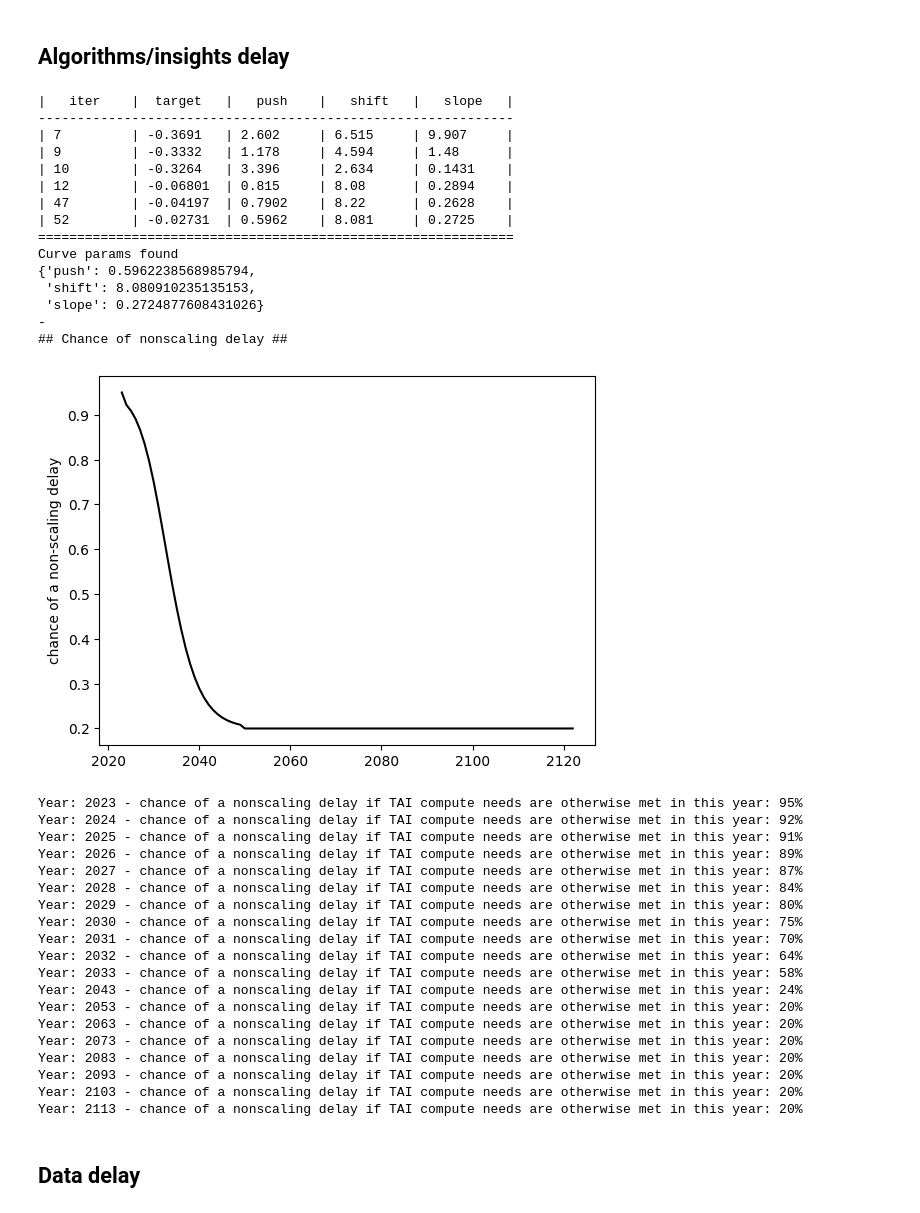
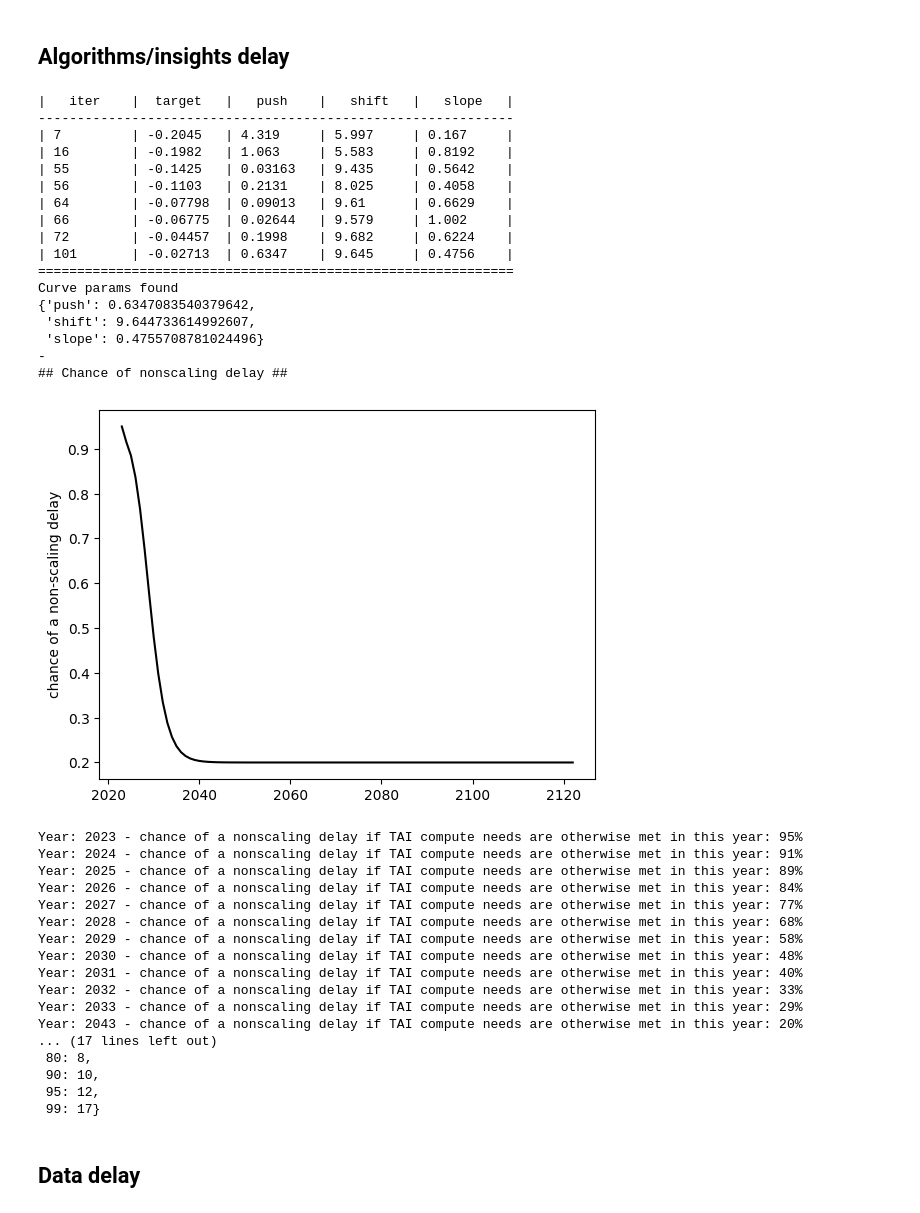
Before and after one commit to rethinkpriorities/future-assessment-model, a Jupyter notebook: (3B) Nonscaling Delay Curve.ipynb, the cells around one changed output. Drawn from its saved outputs; the diff is of its cells as text; code cells hidden in the pictures.

```diff
--- a/(3B) Nonscaling Delay Curve.ipynb
+++ b/(3B) Nonscaling Delay Curve.ipynb
@@ -18,49 +18,51 @@ Loaded
 ## Algorithms/insights delay
 # %%
 nonscaling_points = [(2023, 0.95),
-                     (2027, 0.9),
-                     (2030, 0.7),
-                     (2035, 0.5),
+                     (2027, 0.8),
+                     (2030, 0.5),
+                     (2035, 0.3),
                      (2050, 0.2)]
 p_nonscaling_delay = derive_nonscaling_delay_curve(nonscaling_points)
-delays['algorithms'] = {'prob': p_nonscaling_delay, 'length': sq.lognorm(3, 30)}
+delays['algorithms'] = {'prob': p_nonscaling_delay, 'length': sq.mixture([[0.9, sq.lognorm(3, 10)], [0.1, sq.lognorm(3, 30)]])}
 plot_nonscaling_delay(plt, years, p_nonscaling_delay)
+print('-')
+pprint(sq.get_percentiles(delays['algorithms']['length'] @ 1000, digits=0))
 # %% [output]
 |   iter    |  target   |   push    |   shift   |   slope   |
 -------------------------------------------------------------
-| 7         | -0.3691   | 2.602     | 6.515     | 9.907     |
-| 9         | -0.3332   | 1.178     | 4.594     | 1.48      |
-| 10        | -0.3264   | 3.396     | 2.634     | 0.1431    |
-| 12        | -0.06801  | 0.815     | 8.08      | 0.2894    |
-| 47        | -0.04197  | 0.7902    | 8.22      | 0.2628    |
-| 52        | -0.02731  | 0.5962    | 8.081     | 0.2725    |
+| 7         | -0.2045   | 4.319     | 5.997     | 0.167     |
+| 16        | -0.1982   | 1.063     | 5.583     | 0.8192    |
+| 55        | -0.1425   | 0.03163   | 9.435     | 0.5642    |
+| 56        | -0.1103   | 0.2131    | 8.025     | 0.4058    |
+| 64        | -0.07798  | 0.09013   | 9.61      | 0.6629    |
+| 66        | -0.06775  | 0.02644   | 9.579     | 1.002     |
+| 72        | -0.04457  | 0.1998    | 9.682     | 0.6224    |
+| 101       | -0.02713  | 0.6347    | 9.645     | 0.4756    |
 =============================================================
 Curve params found
-{'push': 0.5962238568985794,
- 'shift': 8.080910235135153,
- 'slope': 0.2724877608431026}
+{'push': 0.6347083540379642,
+ 'shift': 9.644733614992607,
+ 'slope': 0.4755708781024496}
 -
 ## Chance of nonscaling delay ##
-[figure, old version]
+[figure, new version]
 Year: 2023 - chance of a nonscaling delay if TAI compute needs are otherwise met in this year: 95%
-Year: 2024 - chance of a nonscaling delay if TAI compute needs are otherwise met in this year: 92%
-Year: 2025 - chance of a nonscaling delay if TAI compute needs are otherwise met in this year: 91%
-Year: 2026 - chance of a nonscaling delay if TAI compute needs are otherwise met in this year: 89%
-Year: 2027 - chance of a nonscaling delay if TAI compute needs are otherwise met in this year: 87%
-Year: 2028 - chance of a nonscaling delay if TAI compute needs are otherwise met in this year: 84%
-Year: 2029 - chance of a nonscaling delay if TAI compute needs are otherwise met in this year: 80%
-Year: 2030 - chance of a nonscaling delay if TAI compute needs are otherwise met in this year: 75%
-Year: 2031 - chance of a nonscaling delay if TAI compute needs are otherwise met in this year: 70%
-Year: 2032 - chance of a nonscaling delay if TAI compute needs are otherwise met in this year: 64%
-Year: 2033 - chance of a nonscaling delay if TAI compute needs are otherwise met in this year: 58%
-Year: 2043 - chance of a nonscaling delay if TAI compute needs are otherwise met in this year: 24%
-Year: 2053 - chance of a nonscaling delay if TAI compute needs are otherwise met in this year: 20%
-Year: 2063 - chance of a nonscaling delay if TAI compute needs are otherwise met in this year: 20%
-Year: 2073 - chance of a nonscaling delay if TAI compute needs are otherwise met in this year: 20%
-Year: 2083 - chance of a nonscaling delay if TAI compute needs are otherwise met in this year: 20%
-Year: 2093 - chance of a nonscaling delay if TAI compute needs are otherwise met in this year: 20%
-Year: 2103 - chance of a nonscaling delay if TAI compute needs are otherwise met in this year: 20%
-Year: 2113 - chance of a nonscaling delay if TAI compute needs are otherwise met in this year: 20%
+Year: 2024 - chance of a nonscaling delay if TAI compute needs are otherwise met in this year: 91%
+Year: 2025 - chance of a nonscaling delay if TAI compute needs are otherwise met in this year: 89%
+Year: 2026 - chance of a nonscaling delay if TAI compute needs are otherwise met in this year: 84%
+Year: 2027 - chance of a nonscaling delay if TAI compute needs are otherwise met in this year: 77%
+Year: 2028 - chance of a nonscaling delay if TAI compute needs are otherwise met in this year: 68%
+Year: 2029 - chance of a nonscaling delay if TAI compute needs are otherwise met in this year: 58%
+Year: 2030 - chance of a nonscaling delay if TAI compute needs are otherwise met in this year: 48%
+Year: 2031 - chance of a nonscaling delay if TAI compute needs are otherwise met in this year: 40%
+Year: 2032 - chance of a nonscaling delay if TAI compute needs are otherwise met in this year: 33%
+Year: 2033 - chance of a nonscaling delay if TAI compute needs are otherwise met in this year: 29%
+Year: 2043 - chance of a nonscaling delay if TAI compute needs are otherwise met in this year: 20%
+... (17 lines left out)
+ 80: 8,
+ 90: 10,
+ 95: 12,
+ 99: 17}
 # %% [markdown]
 ## Data delay
 # %%
```
Also changed, not shown: parts of 4 cells of this notebook.
